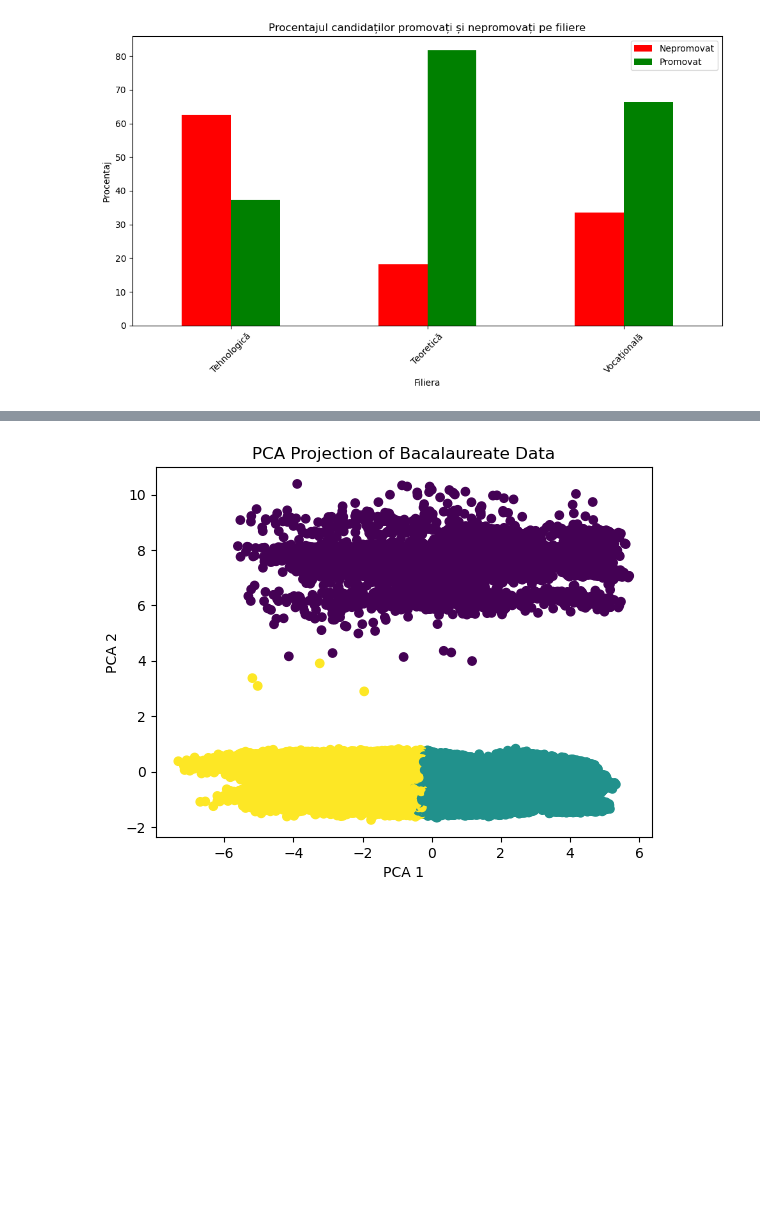
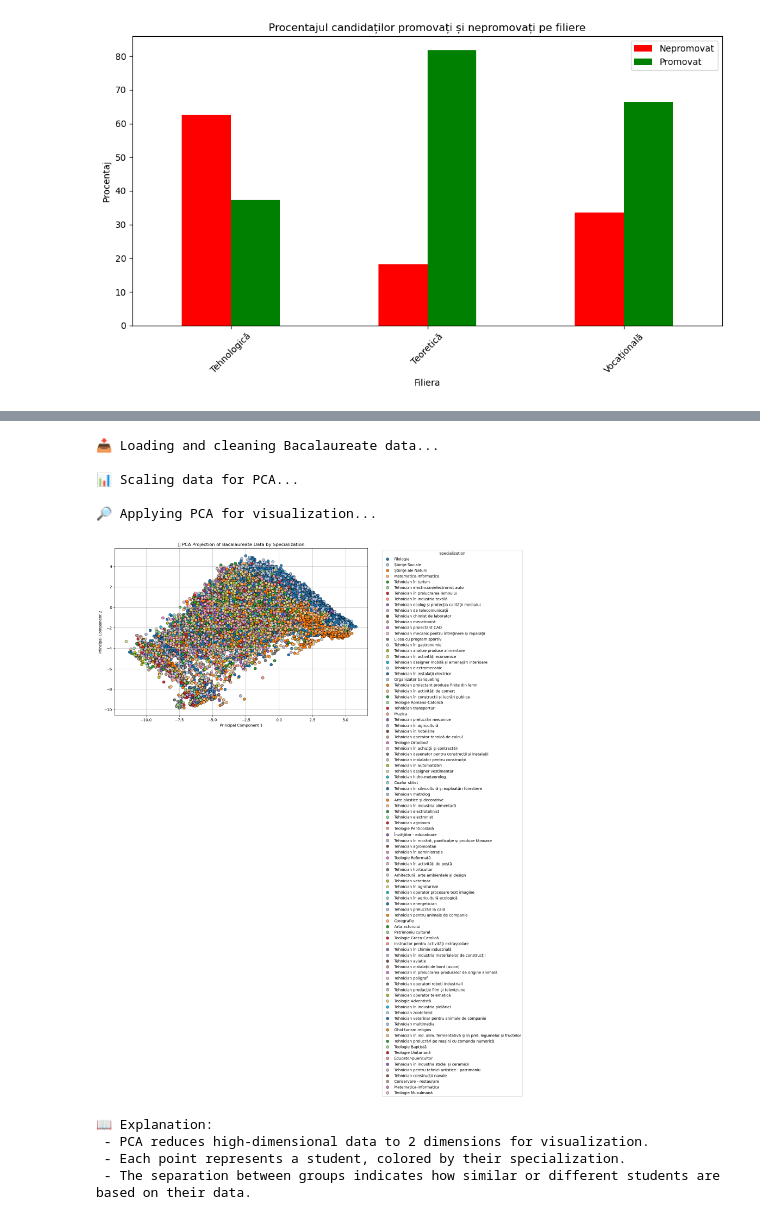
Before and after one commit to victor1606/University-Recommender-System, a Jupyter notebook: bac_dataset_visualization.ipynb, the cells around one changed output, grey strips where cells are left out. Cells and saved outputs as stored; diff of their text form; code cells hidden in the pictures; blank space fills up the shorter version.

Commit message:
bac dataset visualization update

```diff
--- a/bac_dataset_visualization.ipynb
+++ b/bac_dataset_visualization.ipynb
@@ -23,6 +23,12 @@ from sklearn.metrics import classification_report, confusion_matrix, mean_square
 import requests
 from bs4 import BeautifulSoup
 
+import matplotlib
+matplotlib.rcParams['font.family'] = 'DejaVu Sans'
+
+import warnings
+warnings.filterwarnings("ignore")
+
 plt.rcParams['figure.figsize'] = (15, 8)  # Width=15, Height=8
 # %%
 print("Opening BAC2019 csv...")
@@ -192,16 +440,73 @@ plt.show()
 # %%
 # 7. PCA for Visualization
 # Purpose: Reduces data dimensions to 2D for easier visualization of student distribution.
 # Type: Dimensionality Reduction
 # Output: 2D scatter plot showing student distribution and cluster separation.
+from sklearn.cluster import KMeans
+from sklearn.preprocessing import StandardScaler, LabelEncoder
+from sklearn.decomposition import PCA
+import seaborn as sns
+import matplotlib.pyplot as plt
+import pandas as pd
+
+# 1️⃣ Load and Clean the Data
+print("\n📥 Loading and cleaning Bacalaureate data...")
+df = pd.read_csv("./BAC CSV/bac2019.csv")
+
+# Fill missing values: mode for categorical, mean for numerical
+for col in df.columns:
+    if df[col].dtype == 'object':
+        df[col].fillna(df[col].mode()[0], inplace=True)
+    elif df[col].dtype != 'object':
+        df[col].fillna(df[col].mean(), inplace=True)
+
+# Encode categorical variables except 'Specializare'
+label_encoder = LabelEncoder()
+for col in df.select_dtypes(include='object').columns:
+    if col != 'Specializare':
+        df[col] = label_encoder.fit_transform(df[col].astype(str))
+
+# Prepare data by dropping irrelevant columns
+X_class = df.drop(columns=['Cod unic candidat', 'Specializare'])
+
+# 2️⃣ Data Scaling
+print("\n📊 Scaling data for PCA...")
+scaler = StandardScaler()
+X_scaled = scaler.fit_transform(X_class)
+
+# 3️⃣ Apply PCA for Visualization
+print("\n🔎 Applying PCA for visualization...")
 pca = PCA(n_components=2)
 X_pca = pca.fit_transform(X_scaled)
-plt.scatter(X_pca[:, 0], X_pca[:, 1], c=kmeans.labels_, cmap='viridis')
-plt.xlabel('PCA 1')
-plt.ylabel('PCA 2')
-plt.title('PCA Projection of Bacalaureate Data')
+df['PCA1'] = X_pca[:, 0]
+df['PCA2'] = X_pca[:, 1]
+
+# 4️⃣ Intuitive PCA Visualization
+plt.figure(figsize=(12, 8))
+sns.scatterplot(data=df, x='PCA1', y='PCA2', hue='Specializare', palette='tab20', s=50, edgecolor='black')
+plt.title('🎨 PCA Projection of Bacalaureate Data by Specialization')
+plt.xlabel('Principal Component 1')
+plt.ylabel('Principal Component 2')
+plt.legend(title='Specialization', bbox_to_anchor=(1.05, 1), loc='upper left')
+plt.grid(True)
+plt.tight_layout()
 plt.show()
+
+# 5️⃣ Explanation of PCA Plot
+print("\n📖 Explanation:")
+print(" - PCA reduces high-dimensional data to 2 dimensions for visualization.")
+print(" - Each point represents a student, colored by their specialization.")
+print(" - The separation between groups indicates how similar or different students are based on their data.")
 # %% [output]
+📥 Loading and cleaning Bacalaureate data...
+
+📊 Scaling data for PCA...
+
+🔎 Applying PCA for visualization...
-[figure, old version]
+[figure, new version]
+📖 Explanation:
+ - PCA reduces high-dimensional data to 2 dimensions for visualization.
+ - Each point represents a student, colored by their specialization.
+ - The separation between groups indicates how similar or different students are based on their data.
 # %%
 # 1. Histogram of Bacalaureate Final Grades
```
Also changed, not shown: parts of 12 cells of this notebook.
